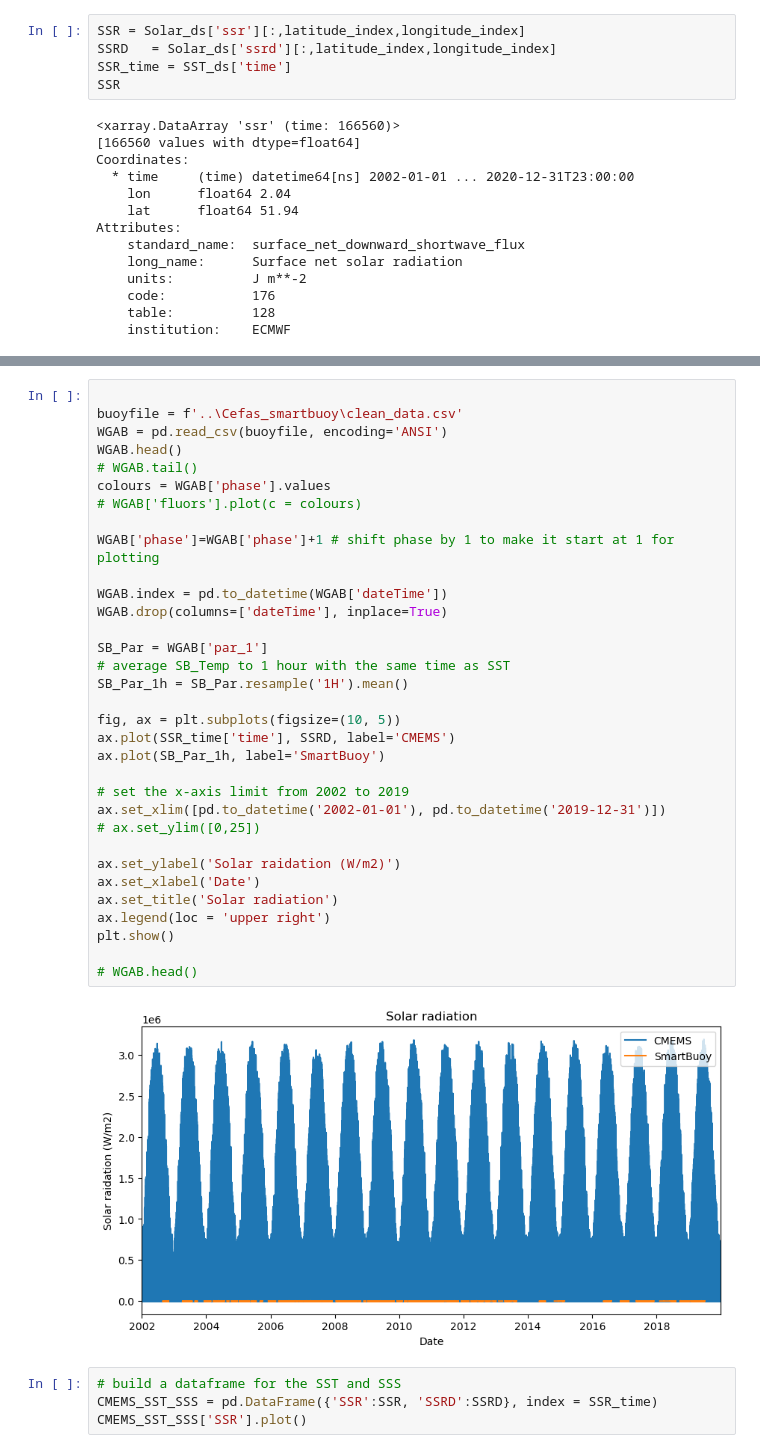
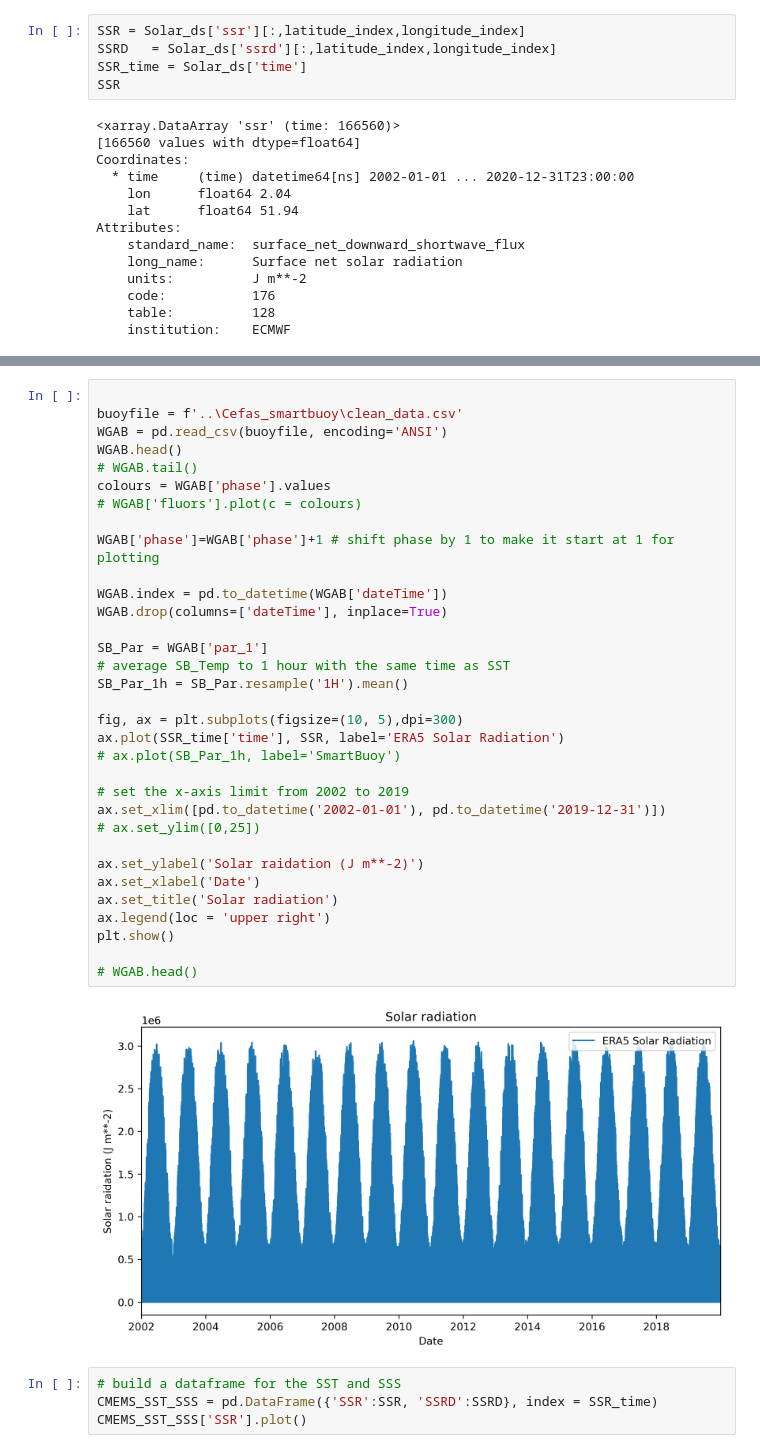
Before and after one commit to Reubenpt123/DAV, a Jupyter notebook: Opendata_Extraction.ipynb, the cells around one changed output, grey strips where cells are left out. Cells and saved outputs as stored; diff of their text form.

Commit message:
add report plots

```diff
--- a/Opendata_Extraction.ipynb
+++ b/Opendata_Extraction.ipynb
@@ -515,7 +502,7 @@ print(longitude_index, latitude_index)
 # %%
 SSR = Solar_ds['ssr'][:,latitude_index,longitude_index]
 SSRD   = Solar_ds['ssrd'][:,latitude_index,longitude_index]
-SSR_time = SST_ds['time']
+SSR_time = Solar_ds['time']
 SSR
 # %% [output]
 <xarray.DataArray 'ssr' (time: 166560)>
@@ -534,38 +537,38 @@ Attributes:
 # %%
 
 buoyfile = f'..\Cefas_smartbuoy\clean_data.csv'
 WGAB = pd.read_csv(buoyfile, encoding='ANSI')
 WGAB.head()
 # WGAB.tail()
 colours = WGAB['phase'].values
 # WGAB['fluors'].plot(c = colours)
 
 WGAB['phase']=WGAB['phase']+1 # shift phase by 1 to make it start at 1 for plotting
 
 WGAB.index = pd.to_datetime(WGAB['dateTime'])
 WGAB.drop(columns=['dateTime'], inplace=True)
 
 SB_Par = WGAB['par_1']
 # average SB_Temp to 1 hour with the same time as SST
 SB_Par_1h = SB_Par.resample('1H').mean()
 
-fig, ax = plt.subplots(figsize=(10, 5))
-ax.plot(SSR_time['time'], SSRD, label='CMEMS')
-ax.plot(SB_Par_1h, label='SmartBuoy')
+fig, ax = plt.subplots(figsize=(10, 5),dpi=300)
+ax.plot(SSR_time['time'], SSR, label='ERA5 Solar Radiation')
+# ax.plot(SB_Par_1h, label='SmartBuoy')
 
 # set the x-axis limit from 2002 to 2019
 ax.set_xlim([pd.to_datetime('2002-01-01'), pd.to_datetime('2019-12-31')])
 # ax.set_ylim([0,25])
 
-ax.set_ylabel('Solar raidation (W/m2)')
+ax.set_ylabel('Solar raidation (J m**-2)')
 ax.set_xlabel('Date')
 ax.set_title('Solar radiation')
 ax.legend(loc = 'upper right')
 plt.show()
 
 # WGAB.head()
 # %% [output]
-[figure, old version]
+[figure, new version]
 # %%
 # build a dataframe for the SST and SSS
 CMEMS_SST_SSS = pd.DataFrame({'SSR':SSR, 'SSRD':SSRD}, index = SSR_time)
```
Also changed, not shown: parts of 3 cells of this notebook, 1 other file.
